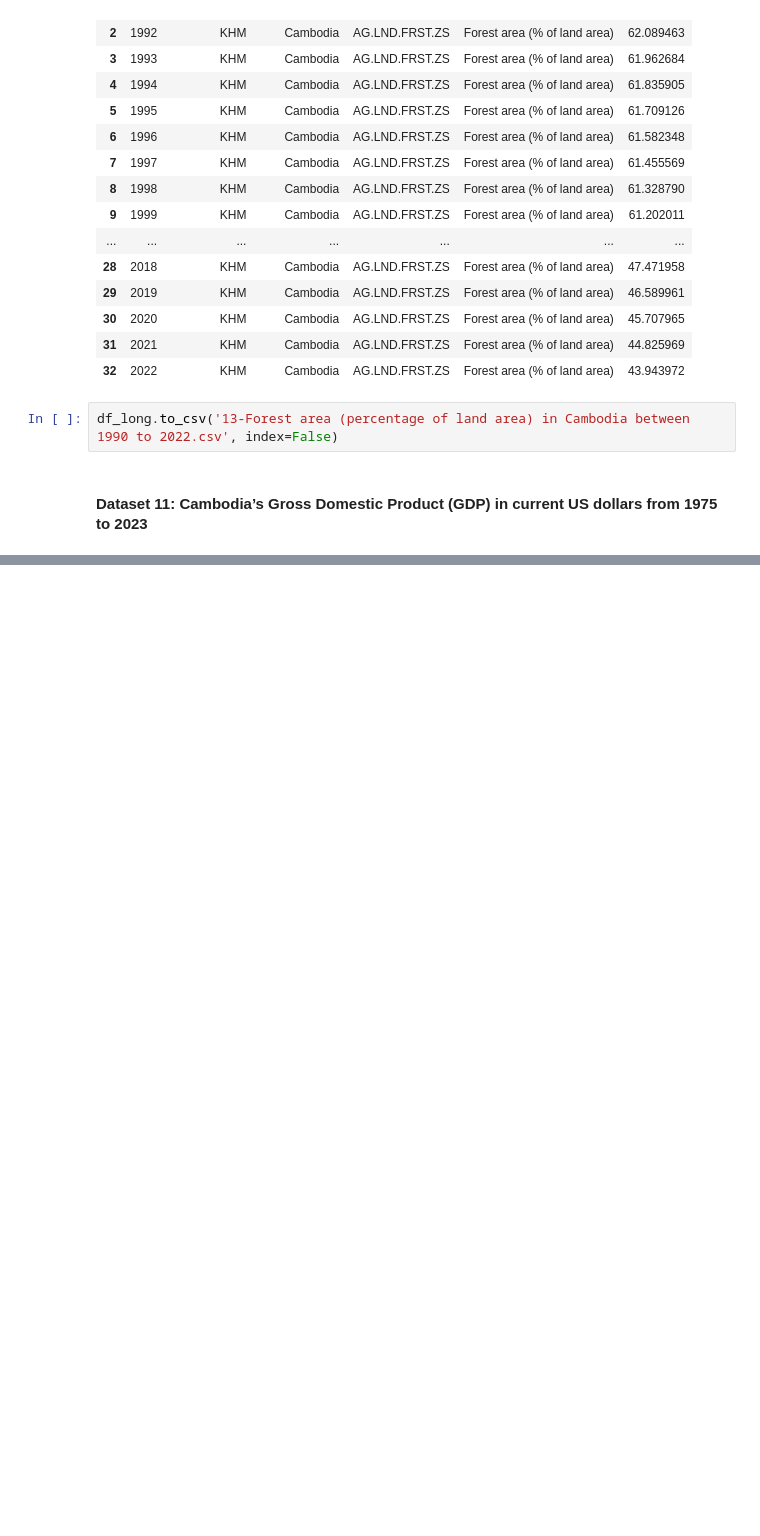
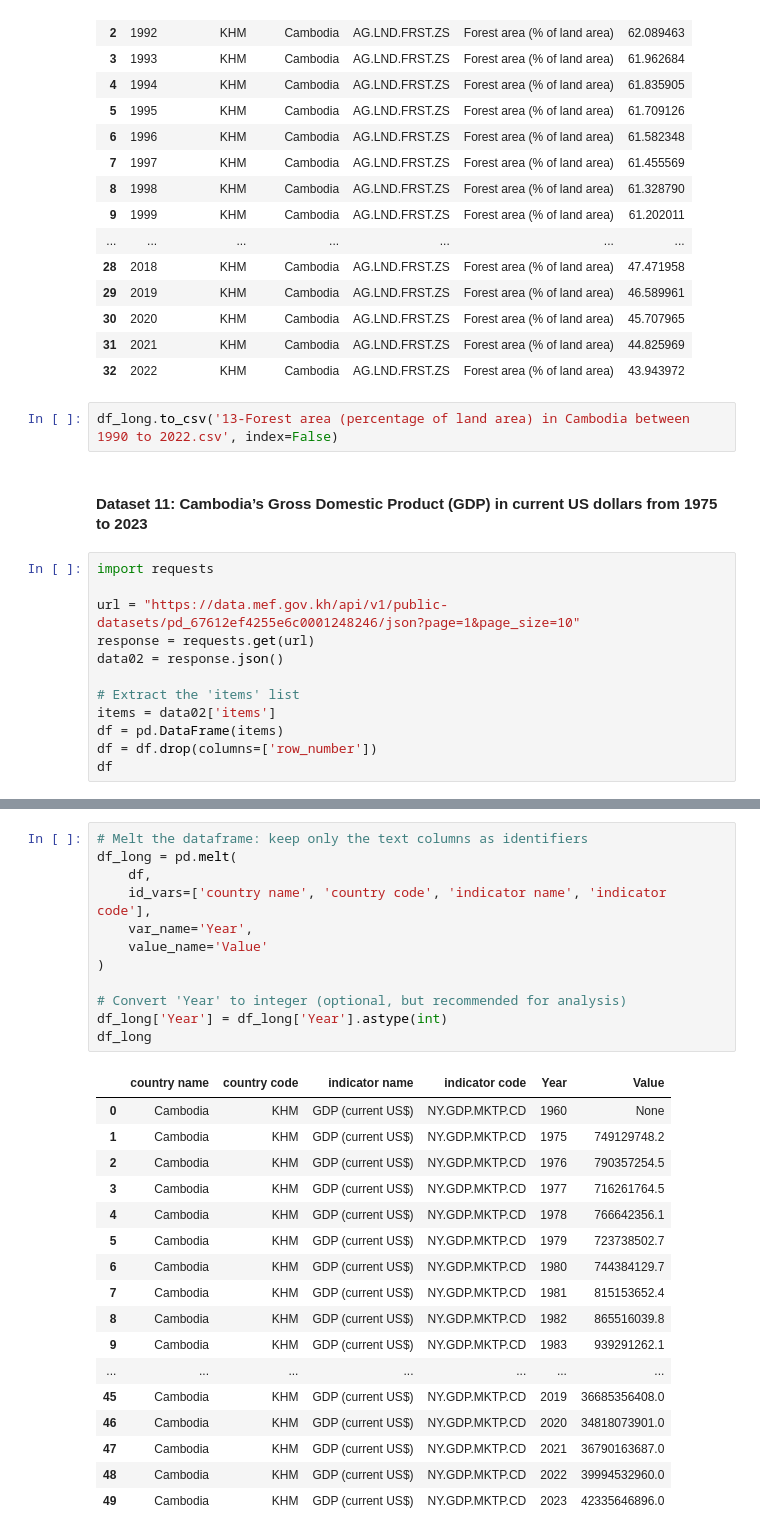
Before and after one commit to KrySenghort/Data-Cleaning-Data-EF, a Jupyter notebook: Code-02.ipynb, the cells around one changed output, grey strips where cells are left out. Saved outputs shown, nothing was run; the diff lists cells and outputs as text; blank space fills up the shorter version.

```diff
--- a/Code-02.ipynb
+++ b/Code-02.ipynb
@@ -678,3 +678,15 @@ df_long
 df_long.to_csv('13-Forest area (percentage of land area) in Cambodia between 1990 to 2022.csv', index=False)
 # %% [markdown]
 #### Dataset 11: Cambodia’s Gross Domestic Product (GDP) in current US dollars from 1975 to 2023
+# %%
+import requests
+
+url = "https://data.mef.gov.kh/api/v1/public-datasets/pd_67612ef4255e6c0001248246/json?page=1&page_size=10"
+response = requests.get(url)
+data02 = response.json()
+
+# Extract the 'items' list
+items = data02['items']
+df = pd.DataFrame(items)
+df = df.drop(columns=['row_number'])
+df
@@ -680,0 +697,30 @@ df_long.to_csv('13-Forest area (percentage of land area) in Cambodia between 199
+# %%
+# Melt the dataframe: keep only the text columns as identifiers
+df_long = pd.melt(
+    df,
+    id_vars=['country name', 'country code', 'indicator name', 'indicator code'],
+    var_name='Year',
+    value_name='Value'
+)
+
+# Convert 'Year' to integer (optional, but recommended for analysis)
+df_long['Year'] = df_long['Year'].astype(int)
+df_long
+# %% [output]
+|  | country name | country code | indicator name | indicator code | Year | Value |
+| 0 | Cambodia | KHM | GDP (current US$) | NY.GDP.MKTP.CD | 1960 | None |
+| 1 | Cambodia | KHM | GDP (current US$) | NY.GDP.MKTP.CD | 1975 | 749129748.2 |
+| 2 | Cambodia | KHM | GDP (current US$) | NY.GDP.MKTP.CD | 1976 | 790357254.5 |
+| 3 | Cambodia | KHM | GDP (current US$) | NY.GDP.MKTP.CD | 1977 | 716261764.5 |
+| 4 | Cambodia | KHM | GDP (current US$) | NY.GDP.MKTP.CD | 1978 | 766642356.1 |
+| 5 | Cambodia | KHM | GDP (current US$) | NY.GDP.MKTP.CD | 1979 | 723738502.7 |
+| 6 | Cambodia | KHM | GDP (current US$) | NY.GDP.MKTP.CD | 1980 | 744384129.7 |
+| 7 | Cambodia | KHM | GDP (current US$) | NY.GDP.MKTP.CD | 1981 | 815153652.4 |
+| 8 | Cambodia | KHM | GDP (current US$) | NY.GDP.MKTP.CD | 1982 | 865516039.8 |
+| 9 | Cambodia | KHM | GDP (current US$) | NY.GDP.MKTP.CD | 1983 | 939291262.1 |
+| ... | ... | ... | ... | ... | ... | ... |
+| 45 | Cambodia | KHM | GDP (current US$) | NY.GDP.MKTP.CD | 2019 | 36685356408.0 |
+| 46 | Cambodia | KHM | GDP (current US$) | NY.GDP.MKTP.CD | 2020 | 34818073901.0 |
+| 47 | Cambodia | KHM | GDP (current US$) | NY.GDP.MKTP.CD | 2021 | 36790163687.0 |
+| 48 | Cambodia | KHM | GDP (current US$) | NY.GDP.MKTP.CD | 2022 | 39994532960.0 |
+| 49 | Cambodia | KHM | GDP (current US$) | NY.GDP.MKTP.CD | 2023 | 42335646896.0 |
```
Also changed, not shown: parts of 9 cells of this notebook, 2 other files.
